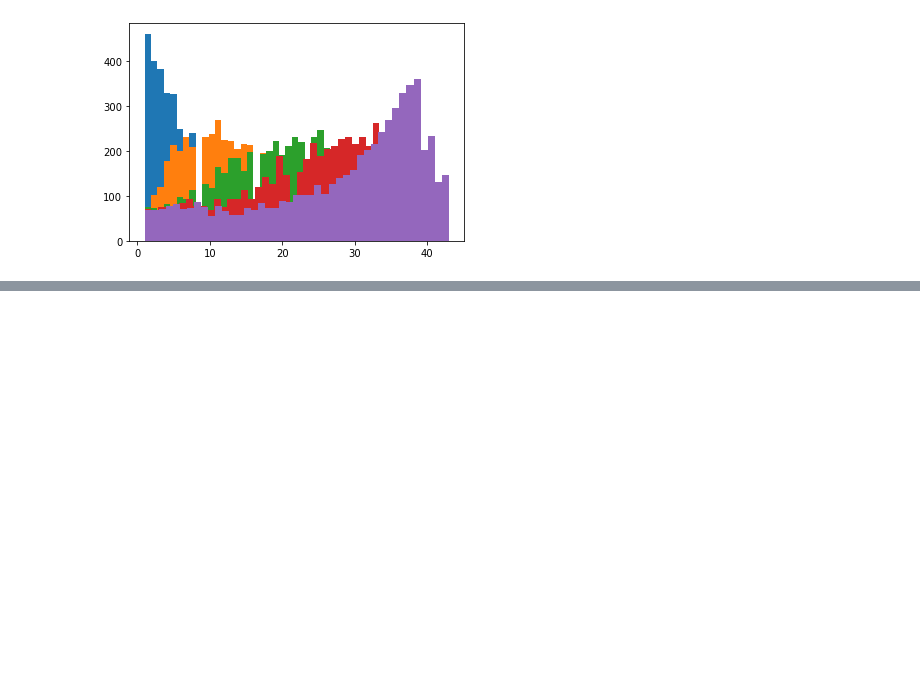
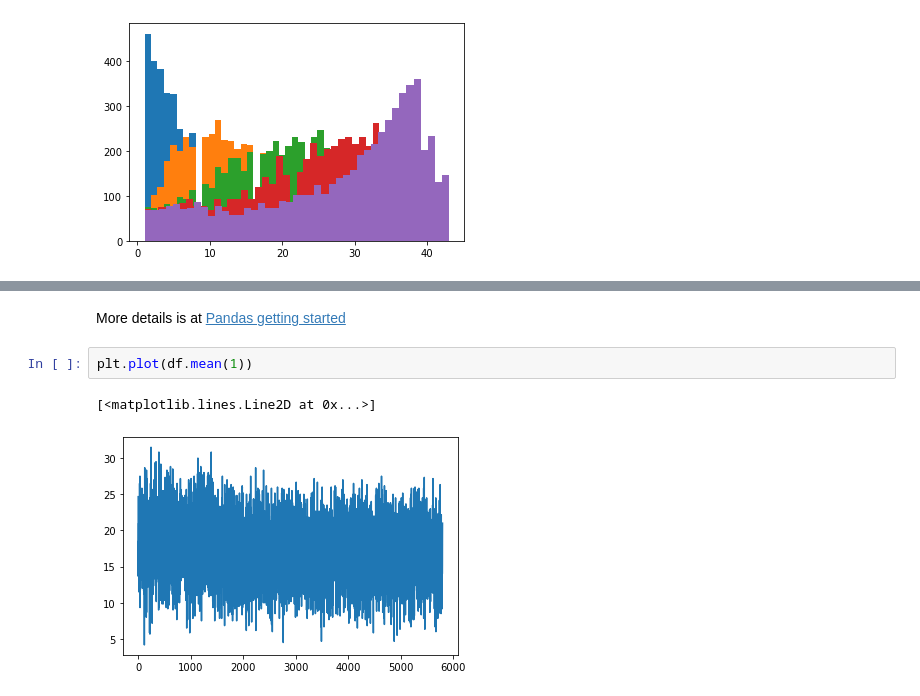
Before and after one commit to jackyhuynh/MyAIStuff, a Jupyter notebook: Python_NC_Lottery/NC-Lotery.ipynb, the cells around one changed output, grey strips where cells are left out. Drawn from its saved outputs; the diff is of its cells as text; blank space fills up the shorter version.

```diff
--- a/Python_NC_Lottery/NC-Lotery.ipynb
+++ b/Python_NC_Lottery/NC-Lotery.ipynb
@@ -70,0 +107,7 @@ for i in range(1,6):
+# %% [markdown]
+More details is at [Pandas getting started](https://pandas.pydata.org/docs/getting_started/intro_tutorials/index.html)
+# %%
+plt.plot(df.mean(1))
+# %% [output]
+[<matplotlib.lines.Line2D at 0x...>]
+[figure, added]
```
Also changed, not shown: parts of 4 cells of this notebook.
